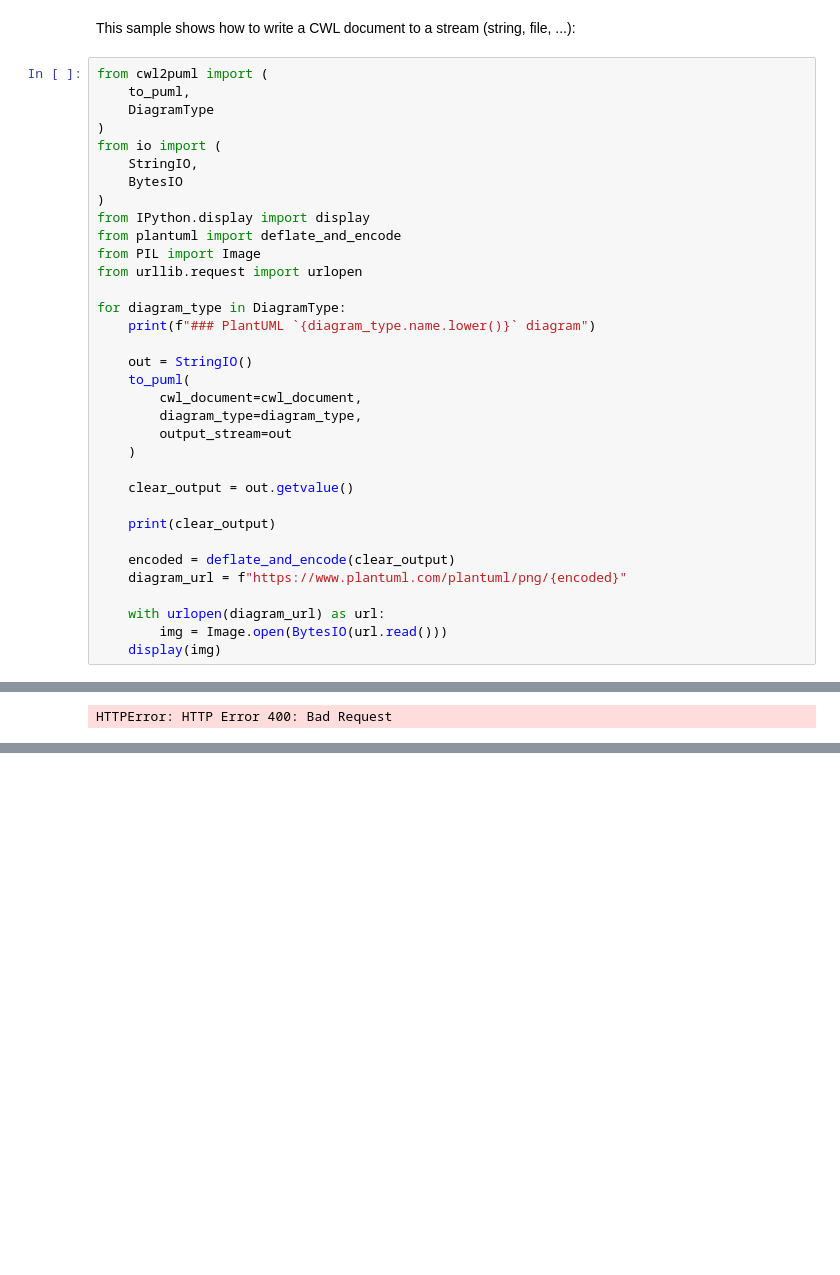
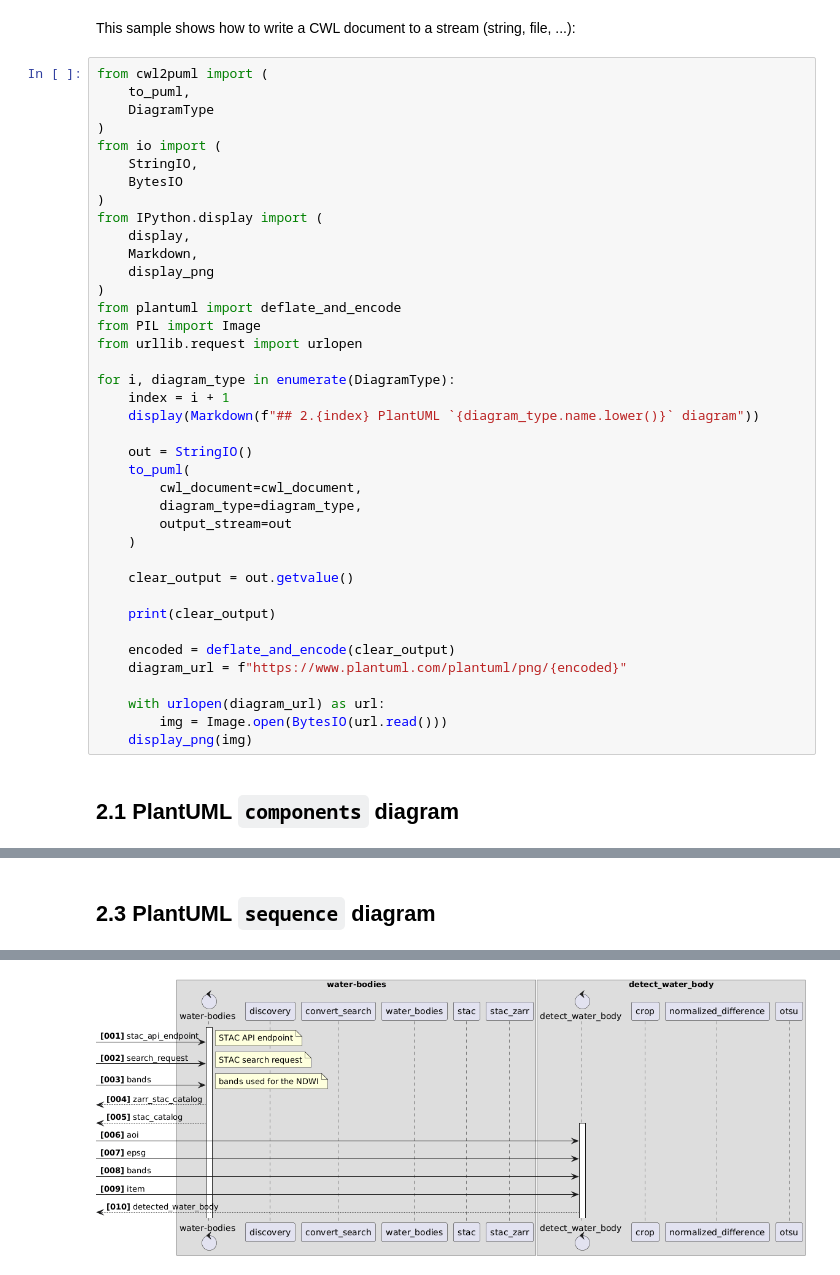
Before and after one commit to Terradue/cwl2puml, a Jupyter notebook: docs/examples.ipynb, the cells around one changed output, grey strips where cells are left out. Drawn from its saved outputs; the diff is of its cells as text; blank space fills up the shorter version.

```diff
--- a/docs/examples.ipynb
+++ b/docs/examples.ipynb
@@ -66,13 +66,18 @@ from io import (
     StringIO,
     BytesIO
 )
-from IPython.display import display
+from IPython.display import (
+    display,
+    Markdown,
+    display_png
+)
 from plantuml import deflate_and_encode
 from PIL import Image
 from urllib.request import urlopen
 
-for diagram_type in DiagramType:
-    print(f"### PlantUML `{diagram_type.name.lower()}` diagram")
+for i, diagram_type in enumerate(DiagramType):
+    index = i + 1
+    display(Markdown(f"## 2.{index} PlantUML `{diagram_type.name.lower()}` diagram"))
 
     out = StringIO()
     to_puml(
@@ -90,5 +95,6 @@ for diagram_type in DiagramType:
 
     with urlopen(diagram_url) as url:
         img = Image.open(BytesIO(url.read()))
-    display(img)
+    display_png(img)
 # %% [output]
+## 2.1 PlantUML `components` diagram
@@ -96,2 +137,2 @@ for diagram_type in DiagramType:
 [figure]
-HTTPError: HTTP Error 400: Bad Request
+## 2.3 PlantUML `sequence` diagram
@@ -97,0 +156 @@ HTTPError: HTTP Error 400: Bad Request
+[figure, added]
```
Also changed, not shown: parts of 2 cells of this notebook.
